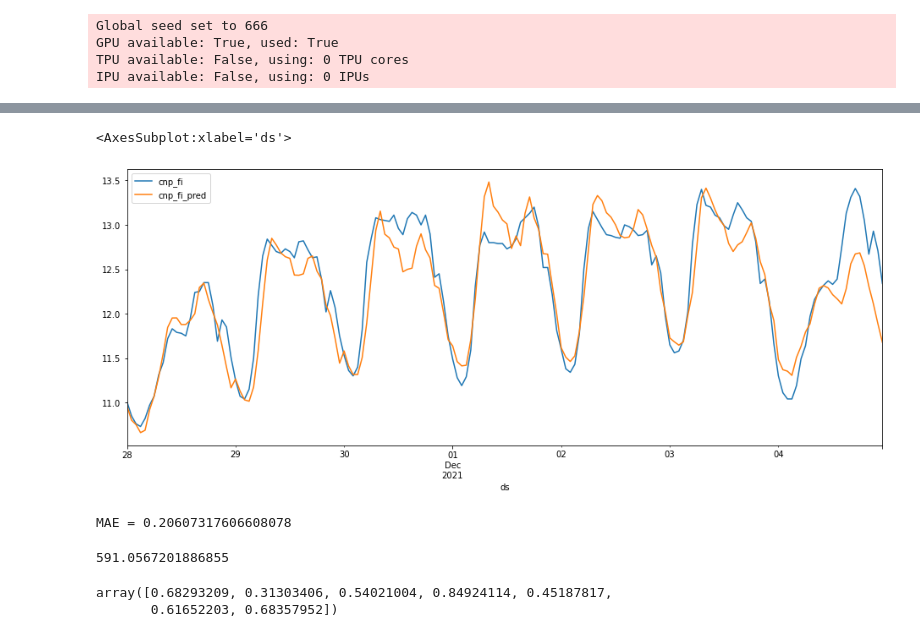
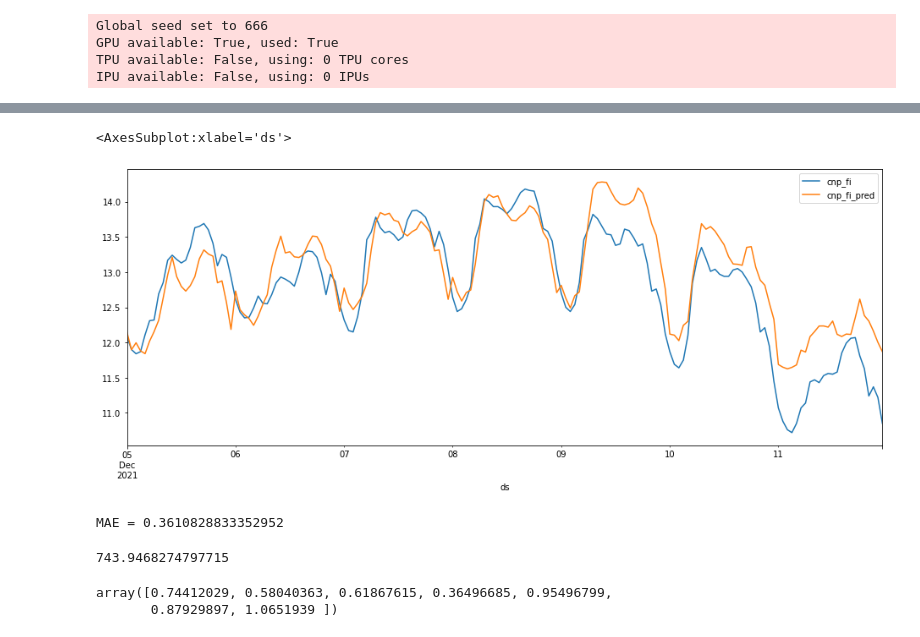
Before and after one commit to Skalolom/zone_cnp_forecasting, a Jupyter notebook: tft_forecasting_model.ipynb, the cells around one changed output, grey strips where cells are left out. Drawn from its saved outputs; the diff is of its cells as text; code cells hidden in the pictures.

```diff
--- a/tft_forecasting_model.ipynb
+++ b/tft_forecasting_model.ipynb
@@ -492,14 +698,14 @@ for current_date in dates_range:
 #data.tail(24)
 # %%
 forecast_results = data.loc[
-    (data['ds'] >= history_end_date - timedelta(days=7)) &
-    (data['ds'] < forecast_end_date - timedelta(days=7)),
+    (data['ds'] >= history_end_date) &
+    (data['ds'] < forecast_end_date),
     ['ds', 'cnp_fi', 'cnp_fi_pred']
 ].set_index('ds')
 forecast_results.plot(figsize=(16, 6))
 # %% [output]
 <AxesSubplot:xlabel='ds'>
-[figure, old version]
+[figure, new version]
 # %%
 from sklearn.metrics import mean_absolute_error
 mae = mean_absolute_error(
@@ -508,4 +714,4 @@ mae = mean_absolute_error(
 )
 print(f'MAE = {mae}')
 # %% [output]
-MAE = 0.20607317606608078
+MAE = 0.3610828833352952
@@ -514,17 +718,16 @@ forecast_results.reset_index(inplace=True)
 # %%
+forecast_results.reset_index(inplace=True)
 forecast_results['day'] = forecast_results.apply(lambda x: x['ds'].day, axis=1)
 forecast_results['hour'] = forecast_results.apply(lambda x: x['ds'].hour, axis=1)
 forecast_results['diff'] = forecast_results.apply(lambda x: np.abs(x['cnp_fi'] - x['cnp_fi_pred']), axis=1)
 diff = forecast_results.groupby(by='day').max()['diff'].to_numpy()
-#diff
-#diff = diff[diff <= 1]
 np.mean(diff * 1000)
 # %% [output]
-591.0567201886855
+743.9468274797715
 # %%
 #forecast_results.loc[:, ['ds', 'cnp_fi_pred']].to_csv('forecasting_results.csv') #, mode='a', header=False)
 # %%
 diff
 # %% [output]
-array([0.68293209, 0.31303406, 0.54021004, 0.84924114, 0.45187817,
-       0.61652203, 0.68357952])
+array([0.74412029, 0.58040363, 0.61867615, 0.36496685, 0.95496799,
+       0.87929897, 1.0651939 ])
```
Also changed, not shown: parts of 11 cells of this notebook, 2 other files.
